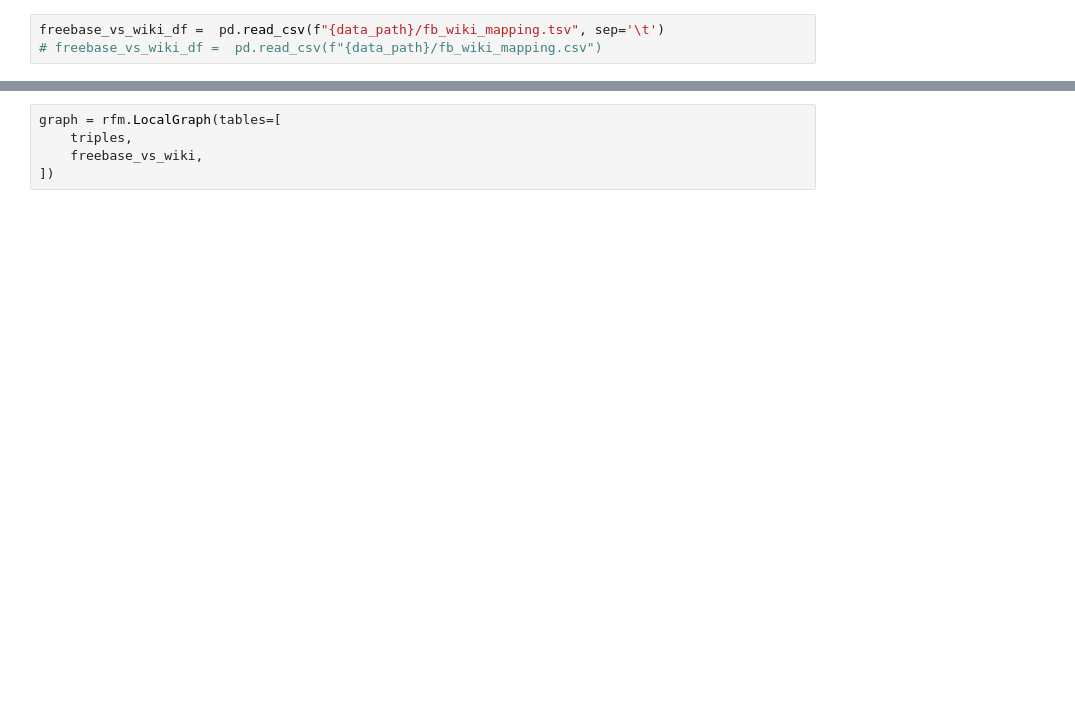
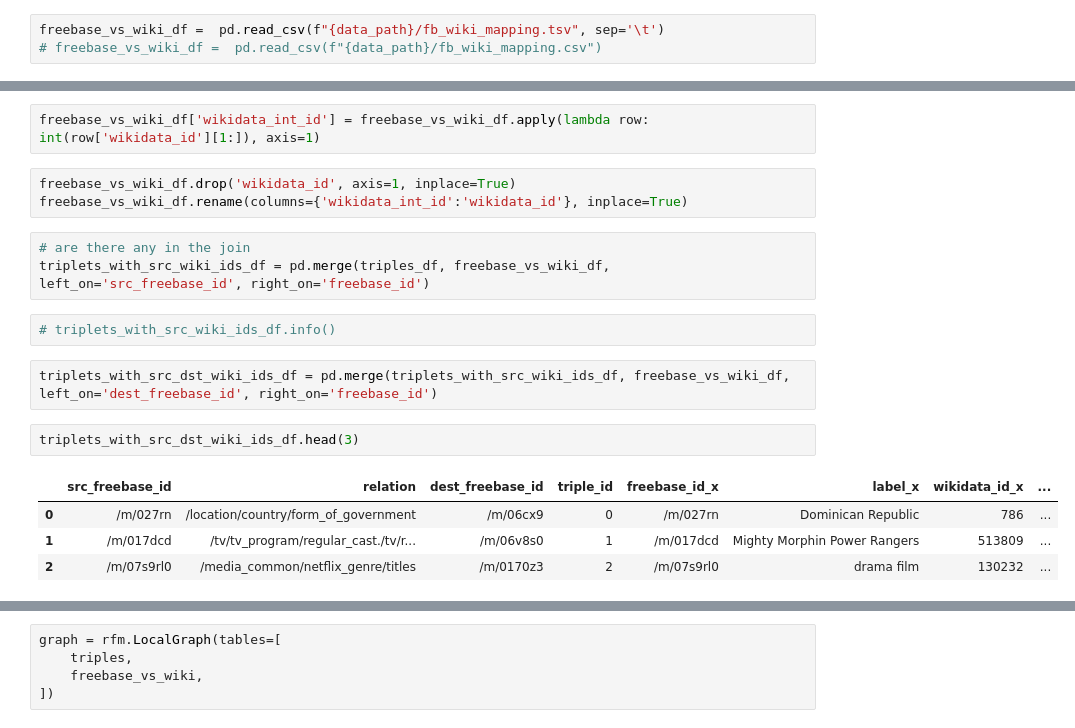
Before and after one commit to vectronaut2/kumoai_hackathon, a Jupyter notebook: notebooks/explore_kg_use_cases.ipynb, the cells around one changed output, grey strips where cells are left out. Saved outputs shown, nothing was run; the diff lists cells and outputs as text; blank space fills up the shorter version.

```diff
--- a/notebooks/explore_kg_use_cases.ipynb
+++ b/notebooks/explore_kg_use_cases.ipynb
@@ -70,0 +89,19 @@ freebase_vs_wiki_df.head(3)
+# %%
+freebase_vs_wiki_df['wikidata_int_id'] = freebase_vs_wiki_df.apply(lambda row: int(row['wikidata_id'][1:]), axis=1)
+# %%
+freebase_vs_wiki_df.drop('wikidata_id', axis=1, inplace=True)
+freebase_vs_wiki_df.rename(columns={'wikidata_int_id':'wikidata_id'}, inplace=True)
+# %%
+# are there any in the join
+triplets_with_src_wiki_ids_df = pd.merge(triples_df, freebase_vs_wiki_df, left_on='src_freebase_id', right_on='freebase_id')
+# %%
+# triplets_with_src_wiki_ids_df.info()
+# %%
+triplets_with_src_dst_wiki_ids_df = pd.merge(triplets_with_src_wiki_ids_df, freebase_vs_wiki_df, left_on='dest_freebase_id', right_on='freebase_id')
+# %%
+triplets_with_src_dst_wiki_ids_df.head(3)
+# %% [output]
+|  | src_freebase_id | relation | dest_freebase_id | triple_id | freebase_id_x | label_x | wikidata_id_x | ... |
+| 0 | /m/027rn | /location/country/form_of_government | /m/06cx9 | 0 | /m/027rn | Dominican Republic | 786 | ... |
+| 1 | /m/017dcd | /tv/tv_program/regular_cast./tv/r... | /m/06v8s0 | 1 | /m/017dcd | Mighty Morphin Power Rangers | 513809 | ... |
+| 2 | /m/07s9rl0 | /media_common/netflix_genre/titles | /m/0170z3 | 2 | /m/07s9rl0 | drama film | 130232 | ... |
```
Also changed, not shown: parts of 30 cells of this notebook.
